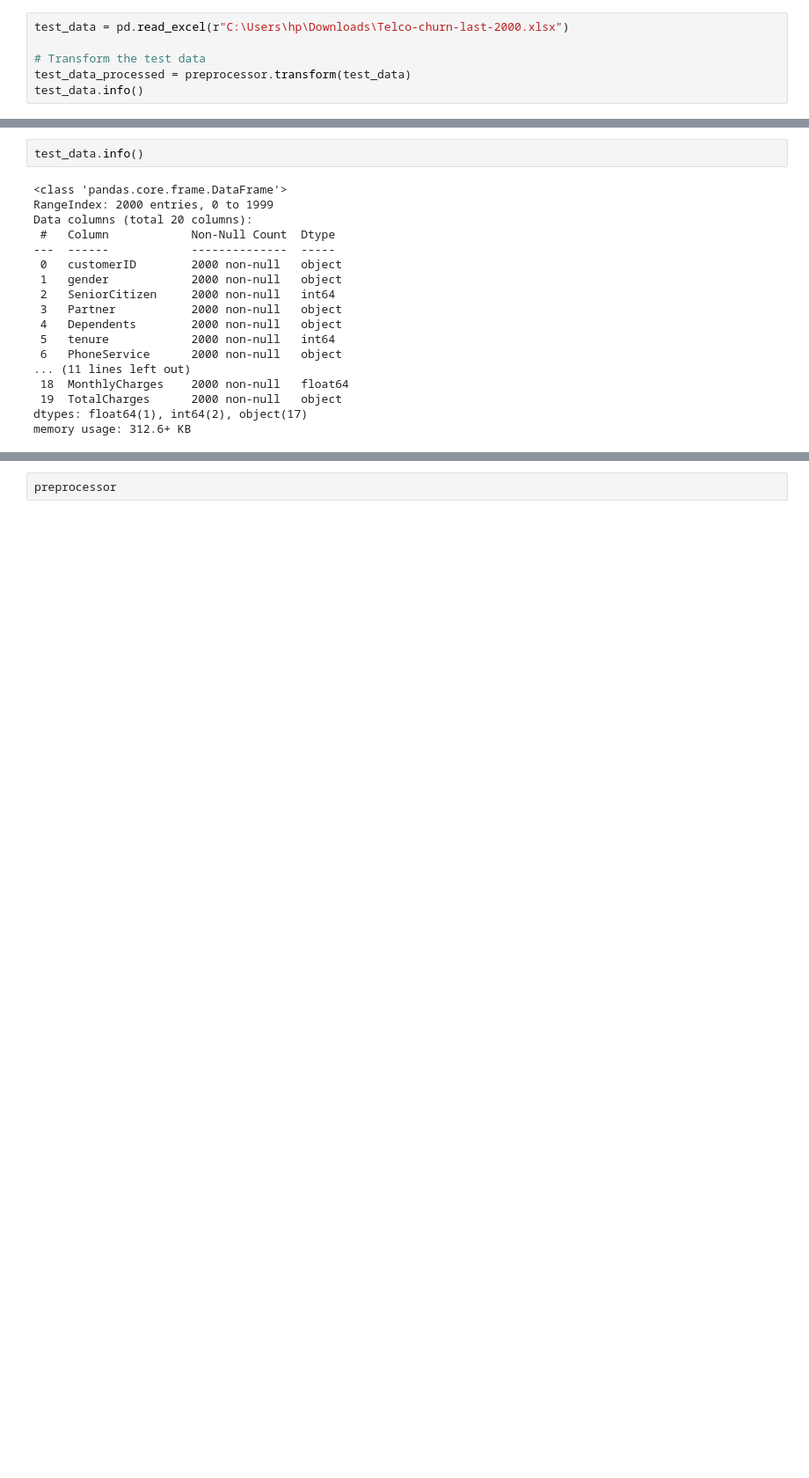
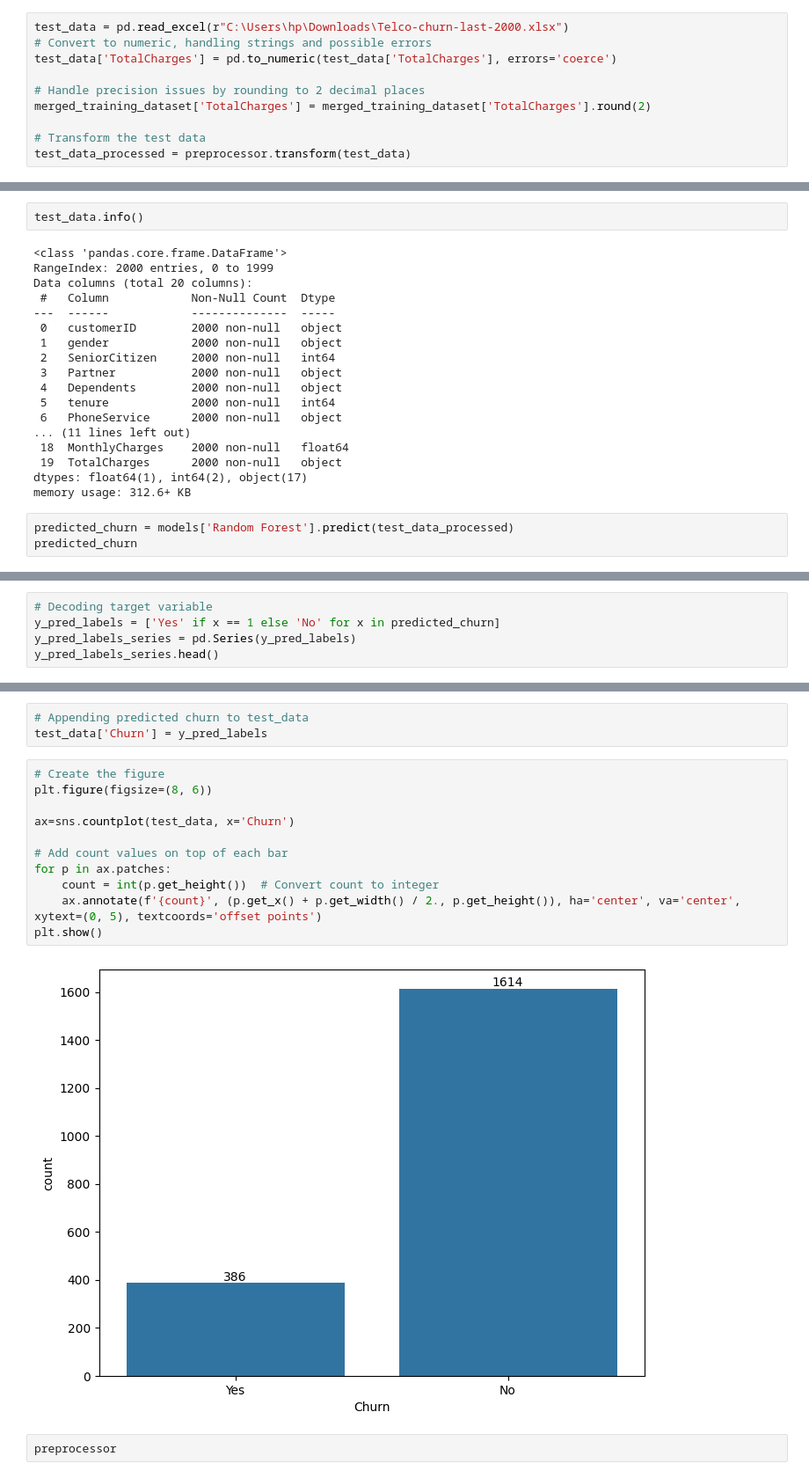
Before and after one commit to lizjelimo/Churn-Analysis, a Jupyter notebook: notebooks/main.ipynb, the cells around one changed output, grey strips where cells are left out. Shown at 88% size. Saved outputs shown, nothing was run; the diff lists cells and outputs as text; blank space fills up the shorter version.

Commit message:
predicting test data

```diff
--- a/notebooks/main.ipynb
+++ b/notebooks/main.ipynb
@@ -1374,7 +1308,11 @@ preprocessor = exported_dict['preprocessing']['preprocessor']
 models = exported_dict['best_models']
 # %%
 test_data = pd.read_excel(r"C:\Users\hp\Downloads\Telco-churn-last-2000.xlsx")
+# Convert to numeric, handling strings and possible errors
+test_data['TotalCharges'] = pd.to_numeric(test_data['TotalCharges'], errors='coerce')
+
+# Handle precision issues by rounding to 2 decimal places
+merged_training_dataset['TotalCharges'] = merged_training_dataset['TotalCharges'].round(2)
 
 # Transform the test data
 test_data_processed = preprocessor.transform(test_data)
-test_data.info()
@@ -1401,3 +1336,6 @@ Data columns (total 20 columns):
  19  TotalCharges      2000 non-null   object
 dtypes: float64(1), int64(2), object(17)
 memory usage: 312.6+ KB
+# %%
+predicted_churn = models['Random Forest'].predict(test_data_processed)
+predicted_churn
@@ -1403,0 +1344,5 @@ memory usage: 312.6+ KB
+# %%
+# Decoding target variable
+y_pred_labels = ['Yes' if x == 1 else 'No' for x in predicted_churn]
+y_pred_labels_series = pd.Series(y_pred_labels)
+y_pred_labels_series.head()
@@ -1404,3 +1356,19 @@ memory usage: 312.6+ KB
+# %%
+# Appending predicted churn to test_data
+test_data['Churn'] = y_pred_labels
+# %%
+# Create the figure
+plt.figure(figsize=(8, 6))
+
+ax=sns.countplot(test_data, x='Churn')
+
+# Add count values on top of each bar
+for p in ax.patches:
+    count = int(p.get_height())  # Convert count to integer
+    ax.annotate(f'{count}', (p.get_x() + p.get_width() / 2., p.get_height()), ha='center', va='center', xytext=(0, 5), textcoords='offset points')
+plt.show()
+# %% [output]
+[figure, added]
 # %%
 preprocessor
 # %% [output]
```
Also changed, not shown: parts of 7 cells of this notebook, 2 other files.
